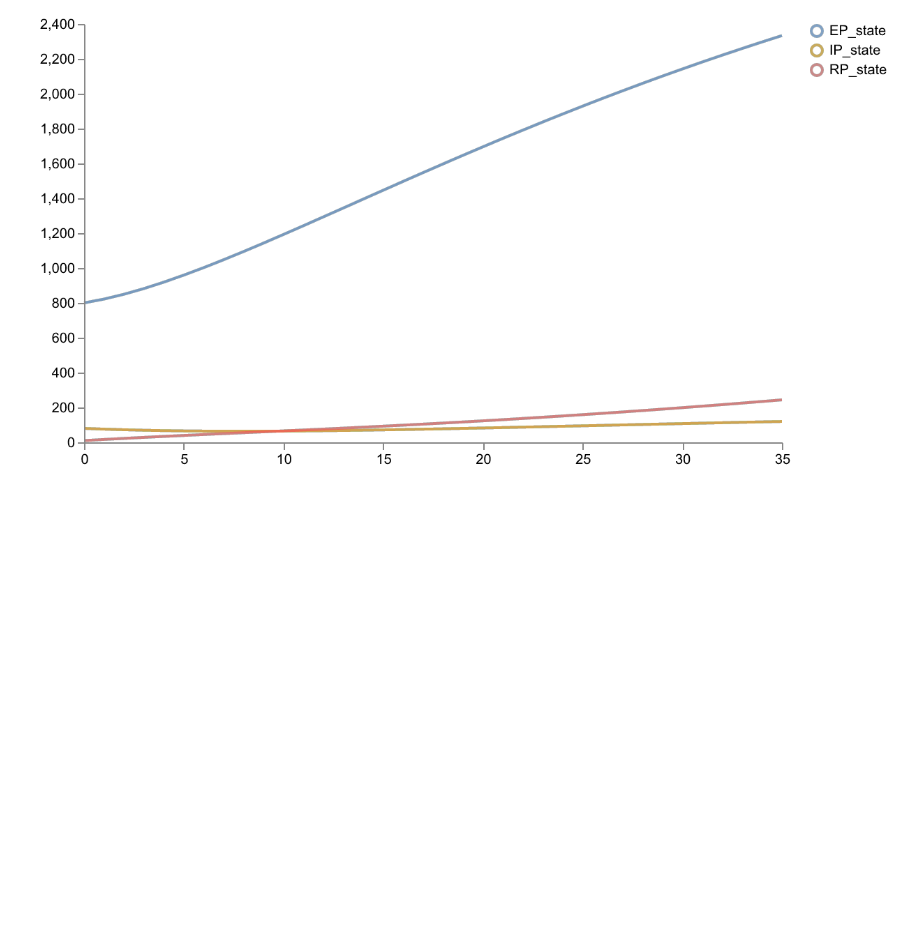
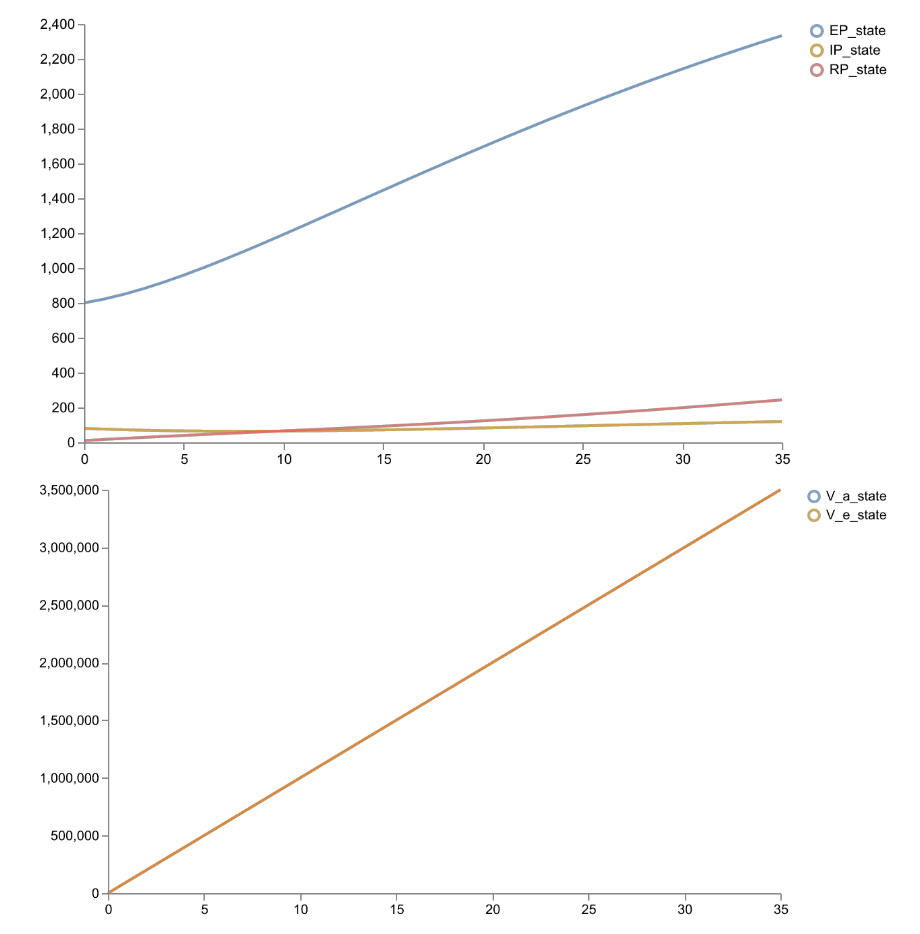
Before and after one commit to DARPA-ASKEM/program-milestones, a Jupyter notebook: final-program-milestone/hackathon/epi/decisionmaker-scenarios.ipynb, the cells around one changed output. Cells and saved outputs as stored; diff of their text form; code cells hidden in the pictures; blank space fills up the shorter version.

```diff
--- a/final-program-milestone/hackathon/epi/decisionmaker-scenarios.ipynb
+++ b/final-program-milestone/hackathon/epi/decisionmaker-scenarios.ipynb
@@ -284,3 +285,10 @@ plots.save_schema(schema, "_schema.json")
 plots.ipy_display(schema, dpi=150)
 # %% [output]
 [figure]
+# %%
+# Plot results for vaccinated population
+schema = plots.trajectories(result1["data"], keep=["V_a_state", "V_e_state"])
+plots.save_schema(schema, "_schema.json")
+plots.ipy_display(schema, dpi=150)
+# %% [output]
+[figure, added]
```
Also changed, not shown: parts of 4 cells of this notebook, 2 other files.
